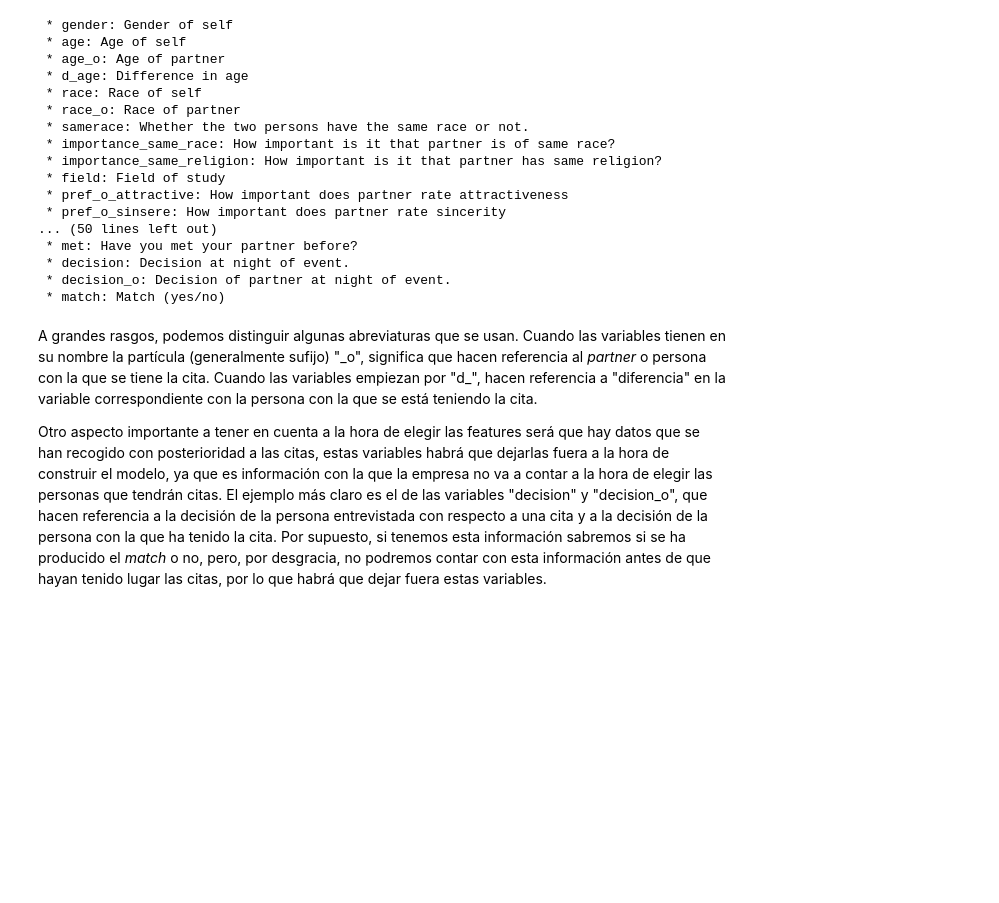
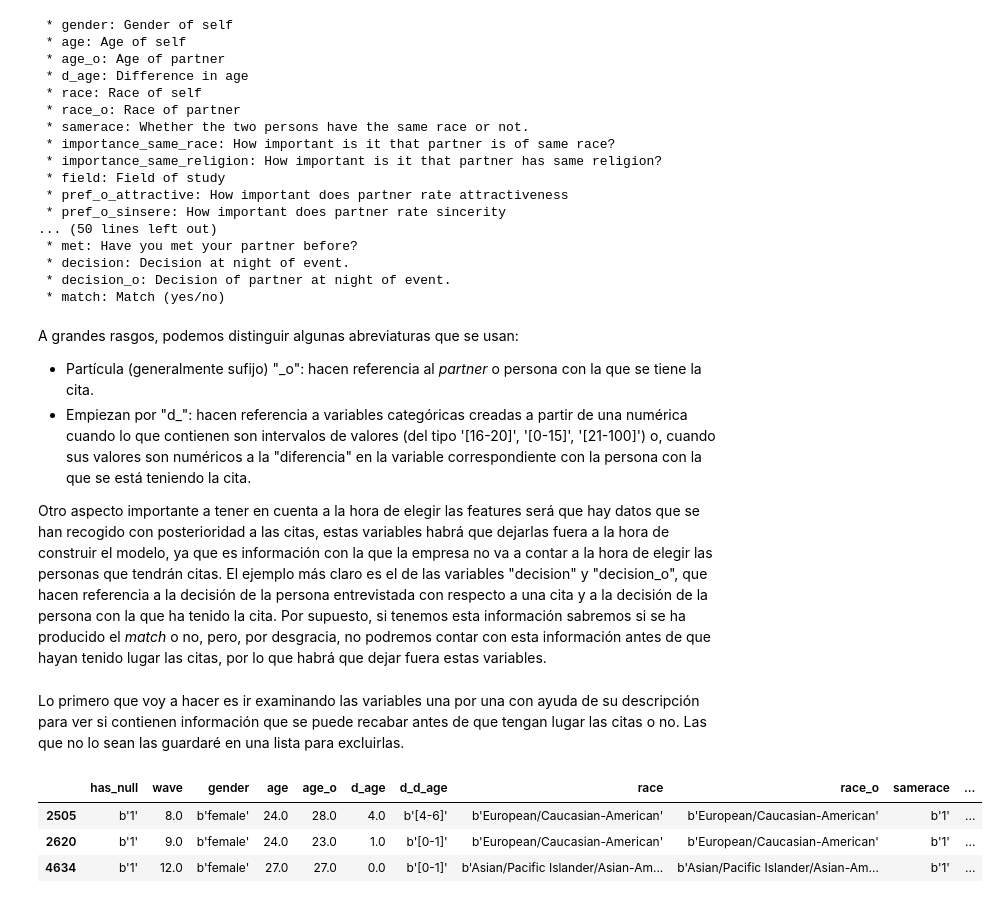
Before and after one commit to DarioRuizGon/ML_Speed_Dating_Predictions, a Jupyter notebook: main.ipynb, the cells around one changed output. Cells and saved outputs as stored; diff of their text form; code cells hidden in the pictures; blank space fills up the shorter version.

```diff
--- a/main.ipynb
+++ b/main.ipynb
@@ -155,6 +168,17 @@ with open("./src/data_sample/feature_information.txt", "r") as open_file:
  * decision_o: Decision of partner at night of event.
  * match: Match (yes/no)
 # %% [markdown]
-A grandes rasgos, podemos distinguir algunas abreviaturas que se usan. Cuando las variables tienen en su nombre la partícula (generalmente sufijo) "\_o", significa que hacen referencia al *partner* o persona con la que se tiene la cita. Cuando las variables empiezan por "d\_", hacen referencia a "diferencia" en la variable correspondiente con la persona con la que se está teniendo la cita.
+A grandes rasgos, podemos distinguir algunas abreviaturas que se usan:
+* Partícula (generalmente sufijo) "\_o": hacen referencia al *partner* o persona con la que se tiene la cita.
+* Empiezan por "d\_": hacen referencia a variables categóricas creadas a partir de una numérica cuando lo que contienen son intervalos de valores (del tipo '[16-20]', '[0-15]', '[21-100]') o, cuando sus valores son numéricos a la "diferencia" en la variable correspondiente con la persona con la que se está teniendo la cita.
 
 Otro aspecto importante a tener en cuenta a la hora de elegir las features será que hay datos que se han recogido con posterioridad a las citas, estas variables habrá que dejarlas fuera a la hora de construir el modelo, ya que es información con la que la empresa no va a contar a la hora de elegir las personas que tendrán citas. El ejemplo más claro es el de las variables "decision" y "decision_o", que hacen referencia a la decisión de la persona entrevistada con respecto a una cita y a la decisión de la persona con la que ha tenido la cita. Por supuesto, si tenemos esta información sabremos si se ha producido el *match* o no, pero, por desgracia, no podremos contar con esta información antes de que hayan tenido lugar las citas, por lo que habrá que dejar fuera estas variables.
+# %% [markdown]
+Lo primero que voy a hacer es ir examinando las variables una por una con ayuda de su descripción para ver si contienen información que se puede recabar antes de que tengan lugar las citas o no. Las que no lo sean las guardaré en una lista para excluirlas.
+# %%
+train.head(3)
+# %% [output]
+|  | has_null | wave | gender | age | age_o | d_age | d_d_age | race | race_o | samerace | ... |
+| 2505 | b'1' | 8.0 | b'female' | 24.0 | 28.0 | 4.0 | b'[4-6]' | b'European/Caucasian-American' | b'European/Caucasian-American' | b'1' | ... |
+| 2620 | b'1' | 9.0 | b'female' | 24.0 | 23.0 | 1.0 | b'[0-1]' | b'European/Caucasian-American' | b'European/Caucasian-American' | b'1' | ... |
+| 4634 | b'1' | 12.0 | b'female' | 27.0 | 27.0 | 0.0 | b'[0-1]' | b'Asian/Pacific Islander/Asian-Am... | b'Asian/Pacific Islander/Asian-Am... | b'1' | ... |
```
Also changed, not shown: parts of 18 cells of this notebook, 2 other files.
